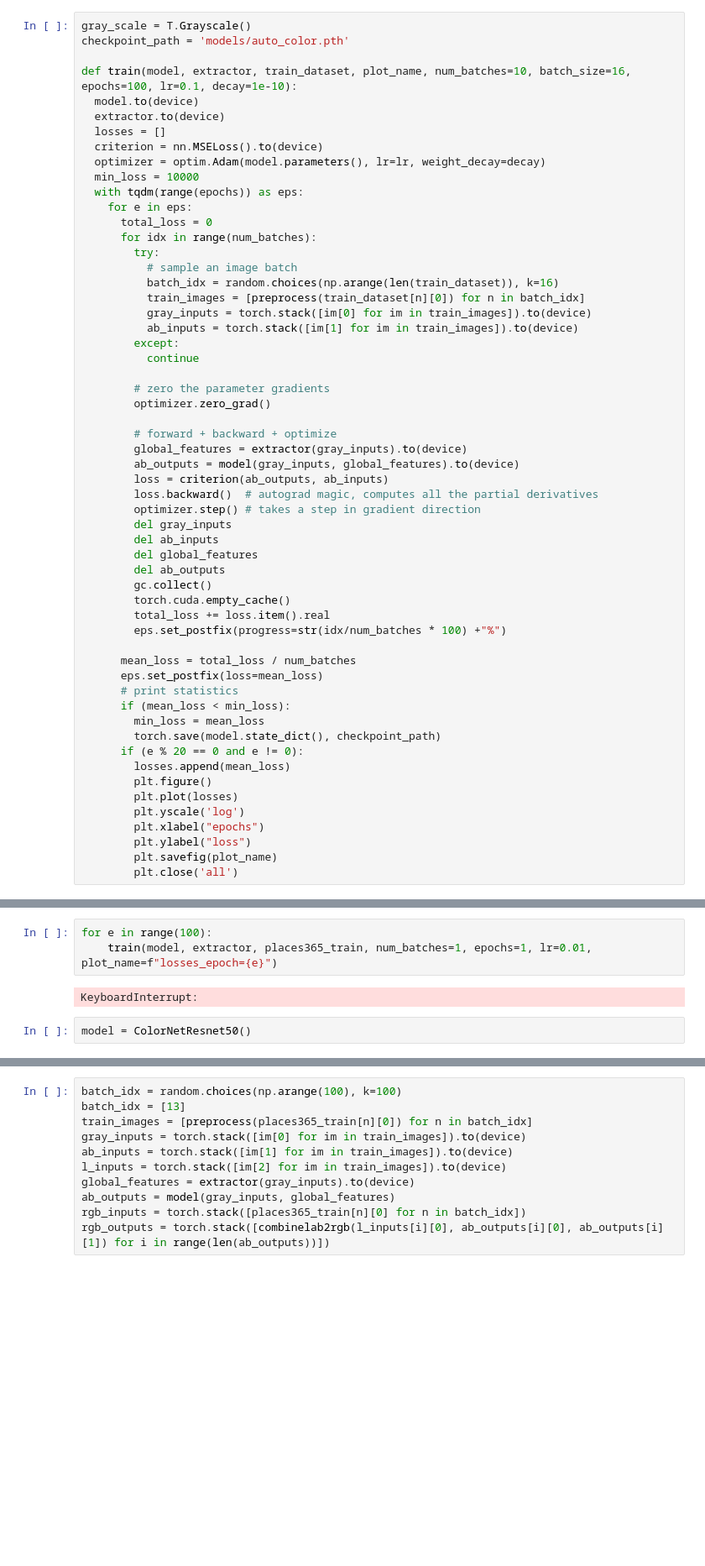
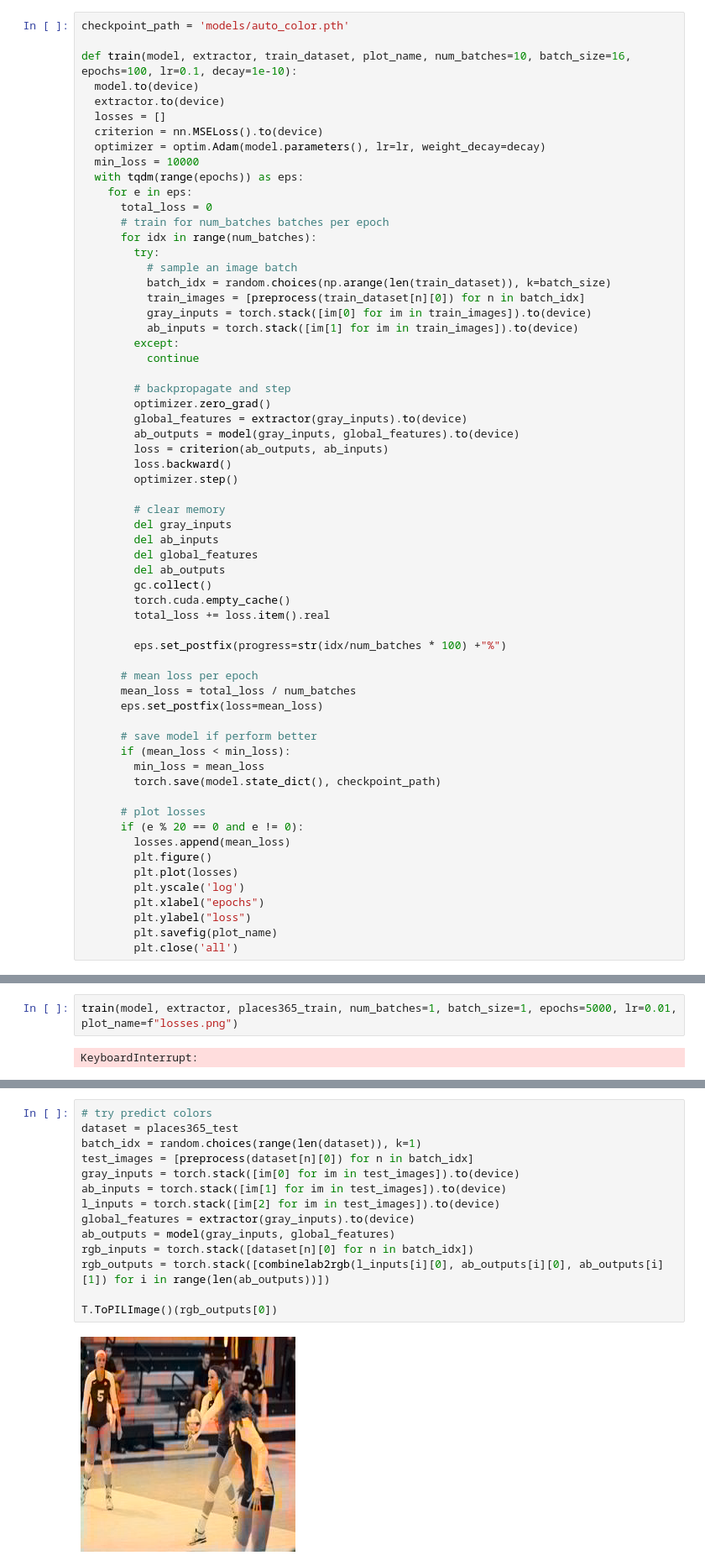
Before and after one commit to laphon/image_colorization, a Jupyter notebook: image_color_.ipynb, the cells around one changed output, grey strips where cells are left out. Shown: that part at 84% size. Cells and saved outputs as stored; diff of their text form; blank space fills up the shorter version.

```diff
--- a/image_color_.ipynb
+++ b/image_color_.ipynb
@@ -191,5 +147,4 @@ T.ToPILImage()(places365_train[13][0])
 # %%
-gray_scale = T.Grayscale()
 checkpoint_path = 'models/auto_color.pth'
 
 def train(model, extractor, train_dataset, plot_name, num_batches=10, batch_size=16, epochs=100, lr=0.1, decay=1e-10):
@@ -202,25 +157,26 @@ def train(model, extractor, train_dataset, plot_name, num_batches=10, batch_size
   with tqdm(range(epochs)) as eps:
     for e in eps:
       total_loss = 0
+      # train for num_batches batches per epoch
       for idx in range(num_batches):
         try:
           # sample an image batch
-          batch_idx = random.choices(np.arange(len(train_dataset)), k=16)
+          batch_idx = random.choices(np.arange(len(train_dataset)), k=batch_size)
           train_images = [preprocess(train_dataset[n][0]) for n in batch_idx]
           gray_inputs = torch.stack([im[0] for im in train_images]).to(device)
           ab_inputs = torch.stack([im[1] for im in train_images]).to(device)
         except:
           continue
 
-        # zero the parameter gradients
+        # backpropagate and step
         optimizer.zero_grad()
-
-        # forward + backward + optimize
         global_features = extractor(gray_inputs).to(device)
         ab_outputs = model(gray_inputs, global_features).to(device)
         loss = criterion(ab_outputs, ab_inputs)
-        loss.backward()  # autograd magic, computes all the partial derivatives
-        optimizer.step() # takes a step in gradient direction
+        loss.backward()
+        optimizer.step()
+
+        # clear memory
         del gray_inputs
         del ab_inputs
         del global_features
@@ -228,14 +184,19 @@ def train(model, extractor, train_dataset, plot_name, num_batches=10, batch_size
         gc.collect()
         torch.cuda.empty_cache()
         total_loss += loss.item().real
+
         eps.set_postfix(progress=str(idx/num_batches * 100) +"%")
 
+      # mean loss per epoch
       mean_loss = total_loss / num_batches
       eps.set_postfix(loss=mean_loss)
-      # print statistics
+
+      # save model if perform better
       if (mean_loss < min_loss):
         min_loss = mean_loss
         torch.save(model.state_dict(), checkpoint_path)
+
+      # plot losses
       if (e % 20 == 0 and e != 0):
         losses.append(mean_loss)
         plt.figure()
@@ -252,7 +209,4 @@ len(places365_train)
 # %%
-for e in range(100):
-    train(model, extractor, places365_train, num_batches=1, epochs=1, lr=0.01, plot_name=f"losses_epoch={e}")
+train(model, extractor, places365_train, num_batches=1, batch_size=1, epochs=5000, lr=0.01, plot_name=f"losses.png")
 # %% [output]
 KeyboardInterrupt:
-# %%
-model = ColorNetResnet50()
@@ -267,11 +213,16 @@ torch.cuda.memory_cached()
 # %%
-batch_idx = random.choices(np.arange(100), k=100)
-batch_idx = [13]
-train_images = [preprocess(places365_train[n][0]) for n in batch_idx]
-gray_inputs = torch.stack([im[0] for im in train_images]).to(device)
-ab_inputs = torch.stack([im[1] for im in train_images]).to(device)
-l_inputs = torch.stack([im[2] for im in train_images]).to(device)
+# try predict colors
+dataset = places365_test
+batch_idx = random.choices(range(len(dataset)), k=1)
+test_images = [preprocess(dataset[n][0]) for n in batch_idx]
+gray_inputs = torch.stack([im[0] for im in test_images]).to(device)
+ab_inputs = torch.stack([im[1] for im in test_images]).to(device)
+l_inputs = torch.stack([im[2] for im in test_images]).to(device)
 global_features = extractor(gray_inputs).to(device)
 ab_outputs = model(gray_inputs, global_features)
-rgb_inputs = torch.stack([places365_train[n][0] for n in batch_idx])
+rgb_inputs = torch.stack([dataset[n][0] for n in batch_idx])
 rgb_outputs = torch.stack([combinelab2rgb(l_inputs[i][0], ab_outputs[i][0], ab_outputs[i][1]) for i in range(len(ab_outputs))])
+
+T.ToPILImage()(rgb_outputs[0])
+# %% [output]
+[figure, added]
```
Also changed, not shown: parts of 16 cells of this notebook, 1 other file.
